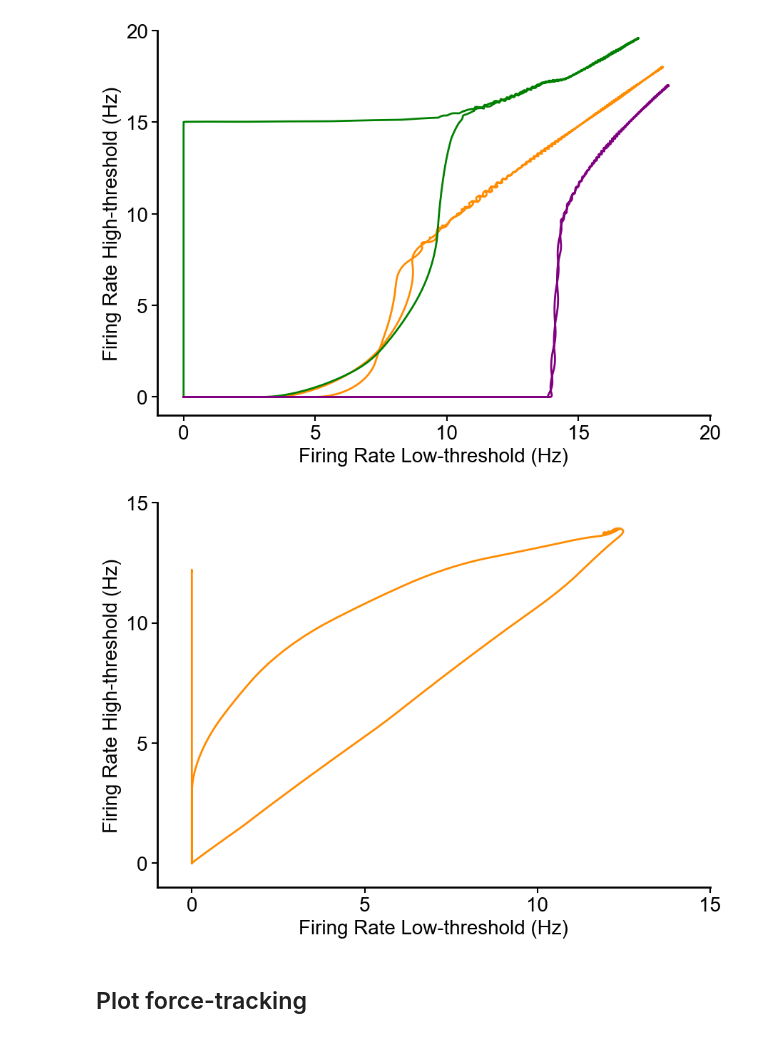
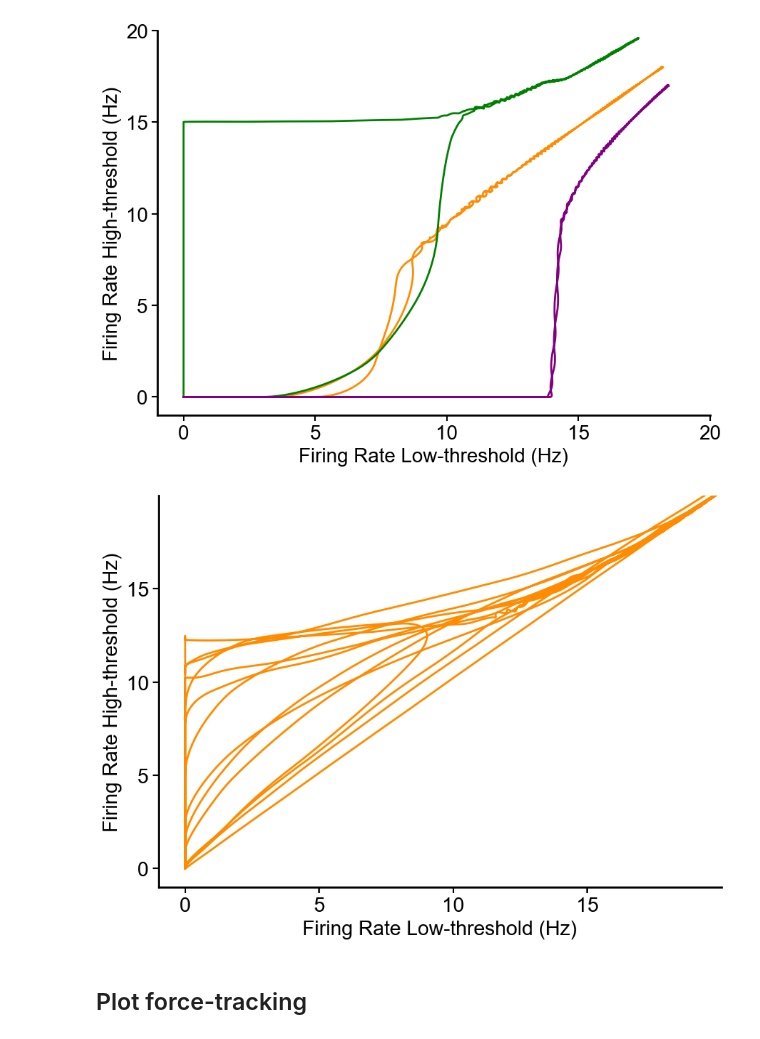
Before and after one commit to natmtc/flexible-motoneuron-control, a Jupyter notebook: Plot_figures.ipynb, the cells around one changed output. Cells and saved outputs as stored; diff of their text form; code cells hidden in the pictures.

```diff
--- a/Plot_figures.ipynb
+++ b/Plot_figures.ipynb
@@ -24,7 +24,9 @@ import scipy.io
 # %% [markdown]
 ## Plot raster plot
 # %%
-file_path = "Data_MN_Model/Data_final/Spikes/Simulations_with_force_as_input/DR_S1/DR_subject1_force14.jld2"
+file_path = "Data_MN_Model/Data_final/Spikes/Simulations_with_force_as_input/DR_S1/DR_rep_trial_14_scaled11.jld2"
+
+
 with h5py.File(file_path, 'r') as f:
     spike_array = f['spike_array'][:]
 
@@ -72,6 +74,6 @@ ax.spines['left'].set_linewidth(1.5)
 ax.tick_params(axis='both', direction='out', length=5, width=2)
 
 # Save and show
-plt.savefig('/Users/nmt121/Desktop/Figures/Rasters/Raster_day14.pdf', dpi=300, bbox_inches='tight')
+plt.savefig('/Users/nmt121/Desktop/Figures/Rasters/Raster_day14_S1.pdf', dpi=300, bbox_inches='tight')
 plt.show()
 # %% [output]
@@ -288,7 +290,8 @@ plt.show()
 
 
 # Load data
-file_path_sim = "/Users/nmt121/Desktop/Repositories/Motoneuron_Model/Data_MN_Model/Data_final/pairs_state_space/pair120121_lastday.jld2"
+file_path_sim = "/Users/nmt121/Desktop/Repositories/Motoneuron_Model/Data_MN_Model/Data_final/pairs_state_space/pair130131_firstday.jld2"
+
 with h5py.File(file_path_sim, 'r') as f:
     firings = f['avg_traj'][:].T
 
@@ -301,37 +304,37 @@ fig, ax = plt.subplots(figsize=(10, 7))
 
 # Plot trajectories with thinner lines
 plt.plot(firings[:, 0], firings[:, 1], c='darkorange', linewidth=2)
 
 
 # Axis limits
-plt.xlim([-1, 15])
-plt.ylim([-1, 15])
+plt.xlim([-1, 20])
+plt.ylim([-1, 20])
 
 # Axis labels (not bold)
 ax.set_xlabel("Firing Rate Low-threshold (Hz)", fontsize=20, fontname='Arial')
 ax.set_ylabel("Firing Rate High-threshold (Hz)", fontsize=20, fontname='Arial')
 
 # Custom ticks with visible tick marks
 plt.xticks([0, 5, 10, 15], fontsize=20, fontname='Arial')
 plt.yticks([0, 5, 10, 15], fontsize=20, fontname='Arial')
 ax.tick_params(axis='both', length=6, width=1.5, direction='out')
 
 # Clean spines
 sns.despine()
 for side in ['bottom', 'left', 'top', 'right']:
     ax.spines[side].set_linewidth(2)
 
 # No grid or title
 ax.grid(False)
 ax.set_title("")
 
 # Save figure
-plt.savefig('/Users/nmt121/Desktop/Figures/pairssin__lastday.pdf', dpi=300, bbox_inches='tight')
+plt.savefig('/Users/nmt121/Desktop/Figures/pair1.pdf', dpi=300, bbox_inches='tight')
 plt.show()
 
 plt.show()
 # %% [output]
-[figure, old version]
+[figure, new version]
 # %% [markdown]
 ## Plot force-tracking
 # %%
```
Also changed, not shown: parts of 2 cells of this notebook, 9 other files.
